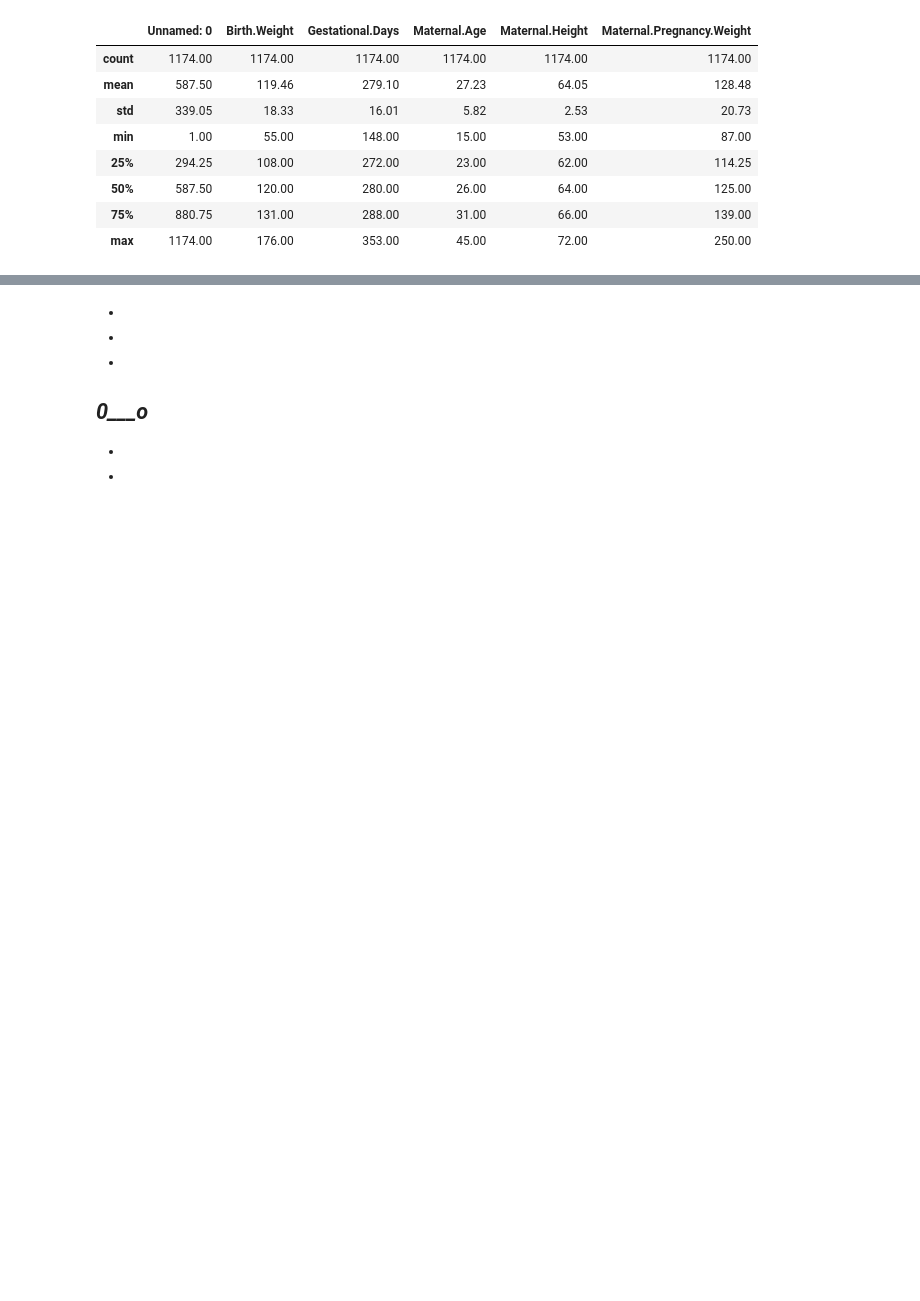
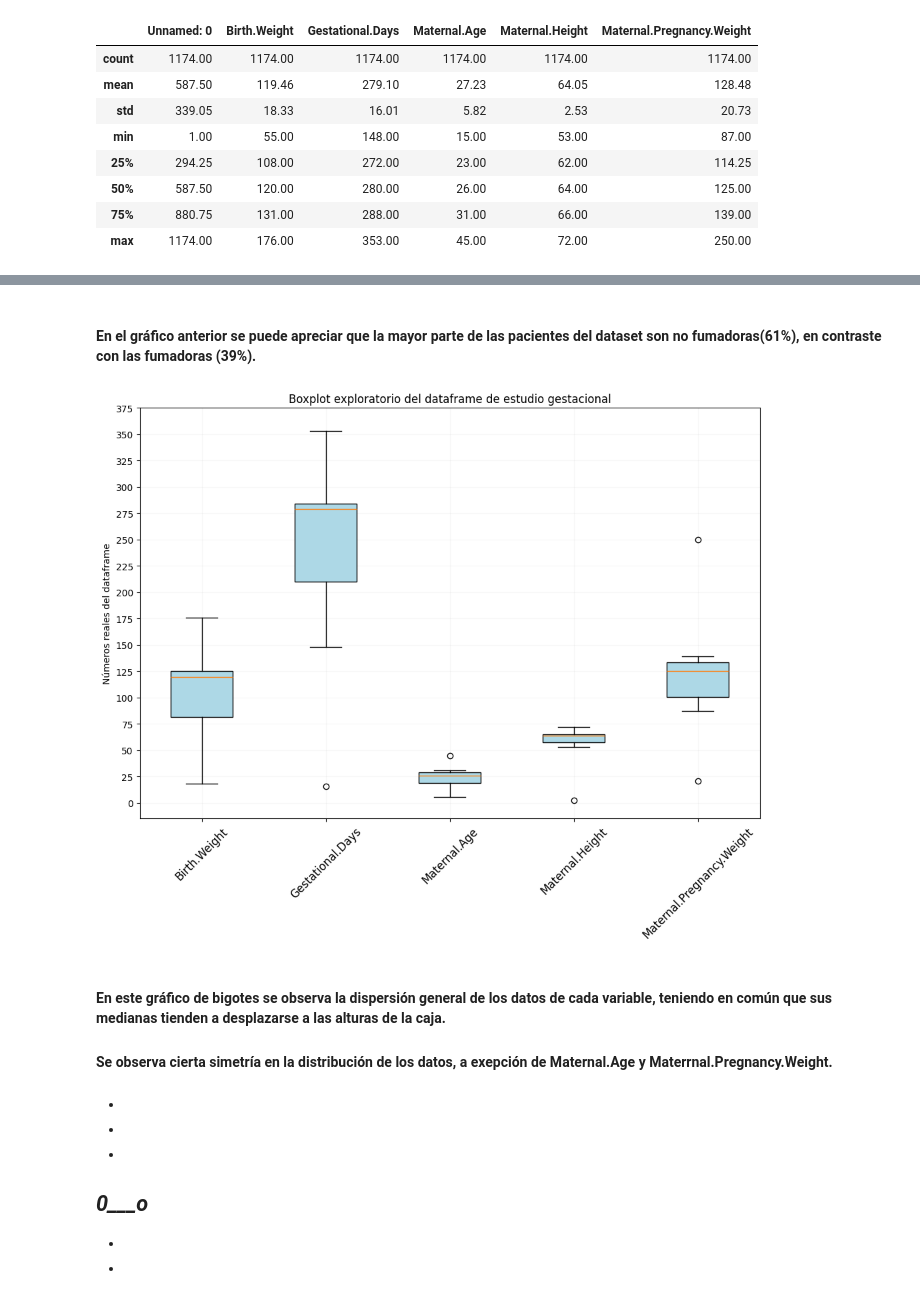
Before and after one commit to santoleal/data_science_homework, a Jupyter notebook: 4.ESTADISTICA PYTHON/DESAFIO3/Desafío 3 - Tabaquismo y gestación.ipynb, the cells around one changed output, grey strips where cells are left out. Drawn from its saved outputs; the diff is of its cells as text; code cells hidden in the pictures; blank space fills up the shorter version.

```diff
--- a/4.ESTADISTICA PYTHON/DESAFIO3/Desafío 3 - Tabaquismo y gestación.ipynb
+++ b/4.ESTADISTICA PYTHON/DESAFIO3/Desafío 3 - Tabaquismo y gestación.ipynb
@@ -71,6 +85,8 @@ memory usage: 56.3 KB
 # %%
 # Sondeo general de medidas de tendencia central y distribución
-round(estudio_gestacional.describe(), 2)
+descripcion_estudio = round(estudio_gestacional.describe(), 2)
+
+descripcion_estudio
 # %% [output]
 |  | Unnamed: 0 | Birth.Weight | Gestational.Days | Maternal.Age | Maternal.Height | Maternal.Pregnancy.Weight |
 | count | 1174.00 | 1174.00 | 1174.00 | 1174.00 | 1174.00 | 1174.00 |
@@ -81,3 +97,8 @@ round(estudio_gestacional.describe(), 2)
 | 50% | 587.50 | 120.00 | 280.00 | 26.00 | 64.00 | 125.00 |
 | 75% | 880.75 | 131.00 | 288.00 | 31.00 | 66.00 | 139.00 |
 | max | 1174.00 | 176.00 | 353.00 | 45.00 | 72.00 | 250.00 |
+# %%
+# limpiar un poco el dataframe
+
+df_descripcion_estudio = descripcion_estudio.iloc[1:,1:]
+df_descripcion_estudio
@@ -84,3 +136,22 @@ round(estudio_gestacional.describe(), 2)
+# %% [markdown]
+#### En el gráfico anterior se puede apreciar que la mayor parte de las pacientes del dataset son no fumadoras(61%), en contraste con las fumadoras (39%).
+# %%
+# Gráfico de bigotes para el dataset
+
+plt.figure(figsize=(12, 8))
+plt.boxplot(df_descripcion_estudio.values, patch_artist=True, boxprops=dict(facecolor='lightblue'))
+plt.grid(True, alpha=0.1)
+plt.title('Boxplot exploratorio del dataframe de estudio gestacional')
+plt.ylabel('Números reales del dataframe')
+plt.xticks(range(1, len(df_descripcion_estudio.columns) + 1), df_descripcion_estudio.columns, fontsize=12, rotation=45)
+plt.yticks(range(0, int(df_descripcion_estudio.values.max()) + 25, 25))
+plt.show()
+# %% [output]
+[figure, added]
+# %% [markdown]
+#### En este gráfico de bigotes se observa la dispersión general de los datos de cada variable, teniendo en común que sus medianas tienden a desplazarse a las alturas de la caja.
+
+#### Se observa cierta simetría en la distribución de los datos, a exepción de Maternal.Age y Materrnal.Pregnancy.Weight.
 # %% [markdown]
 -
 -
```
Also changed, not shown: parts of 38 cells of this notebook.
